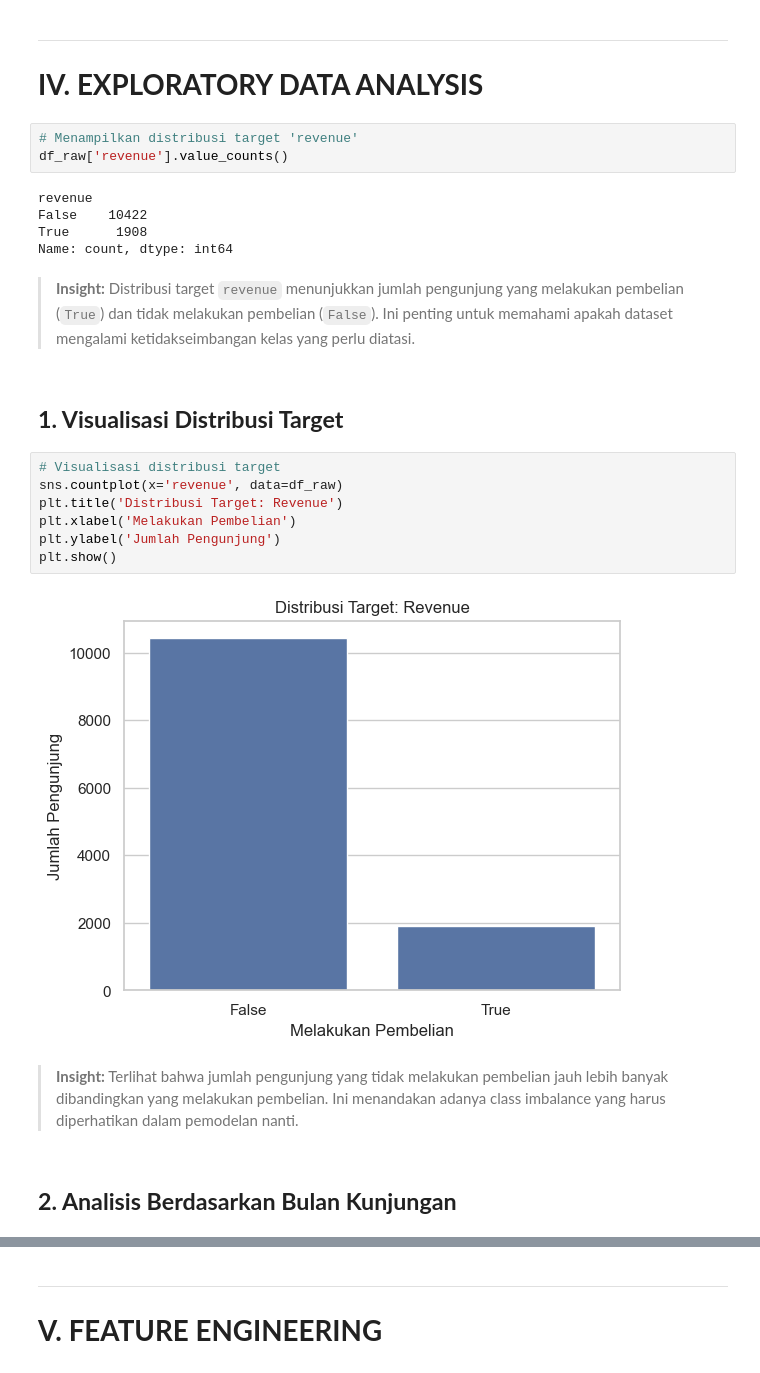
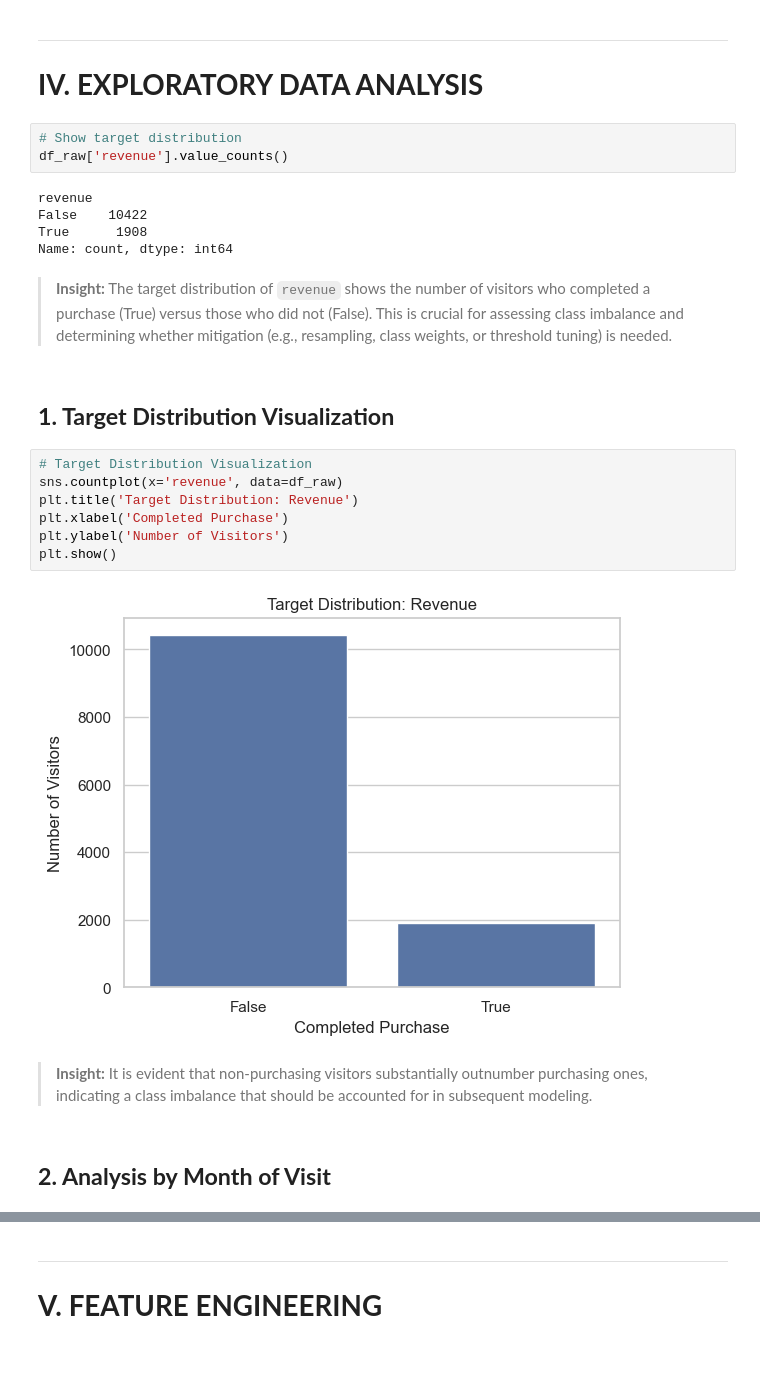
Before and after one commit to brmsyh/Online-Shoppers-Intentions, a Jupyter notebook: notebook.ipynb, the cells around one changed output, grey strips where cells are left out. Saved outputs shown, nothing was run; the diff lists cells and outputs as text.

```diff
--- a/notebook.ipynb
+++ b/notebook.ipynb
@@ -184,7 +200,7 @@ memory usage: 1.5+ MB
 
 # **IV. EXPLORATORY DATA ANALYSIS**
 # %%
-# Menampilkan distribusi target 'revenue'
+# Show target distribution
 df_raw['revenue'].value_counts()
 # %% [output]
 revenue
@@ -193,21 +209,21 @@ True      1908
 Name: count, dtype: int64
 # %% [markdown]
 > **Insight:**
-Distribusi target `revenue` menunjukkan jumlah pengunjung yang melakukan pembelian (`True`) dan tidak melakukan pembelian (`False`). Ini penting untuk memahami apakah dataset mengalami ketidakseimbangan kelas yang perlu diatasi.
+The target distribution of `revenue` shows the number of visitors who completed a purchase (True) versus those who did not (False). This is crucial for assessing class imbalance and determining whether mitigation (e.g., resampling, class weights, or threshold tuning) is needed.
 # %% [markdown]
-## **1. Visualisasi Distribusi Target**
+## **1. Target Distribution Visualization**
 # %%
-# Visualisasi distribusi target
+# Target Distribution Visualization
 sns.countplot(x='revenue', data=df_raw)
-plt.title('Distribusi Target: Revenue')
-plt.xlabel('Melakukan Pembelian')
-plt.ylabel('Jumlah Pengunjung')
+plt.title('Target Distribution: Revenue')
+plt.xlabel('Completed Purchase')
+plt.ylabel('Number of Visitors')
 plt.show()
 # %% [output]
-[figure, old version]
+[figure, new version]
 # %% [markdown]
 > **Insight:**
-Terlihat bahwa jumlah pengunjung yang tidak melakukan pembelian jauh lebih banyak dibandingkan yang melakukan pembelian. Ini menandakan adanya class imbalance yang harus diperhatikan dalam pemodelan nanti.
+It is evident that non-purchasing visitors substantially outnumber purchasing ones, indicating a class imbalance that should be accounted for in subsequent modeling.
 # %% [markdown]
-## **2. Analisis Berdasarkan Bulan Kunjungan**
+## **2. Analysis by Month of Visit**
 # %%
```
Also changed, not shown: parts of 78 cells of this notebook, 14 other files.
